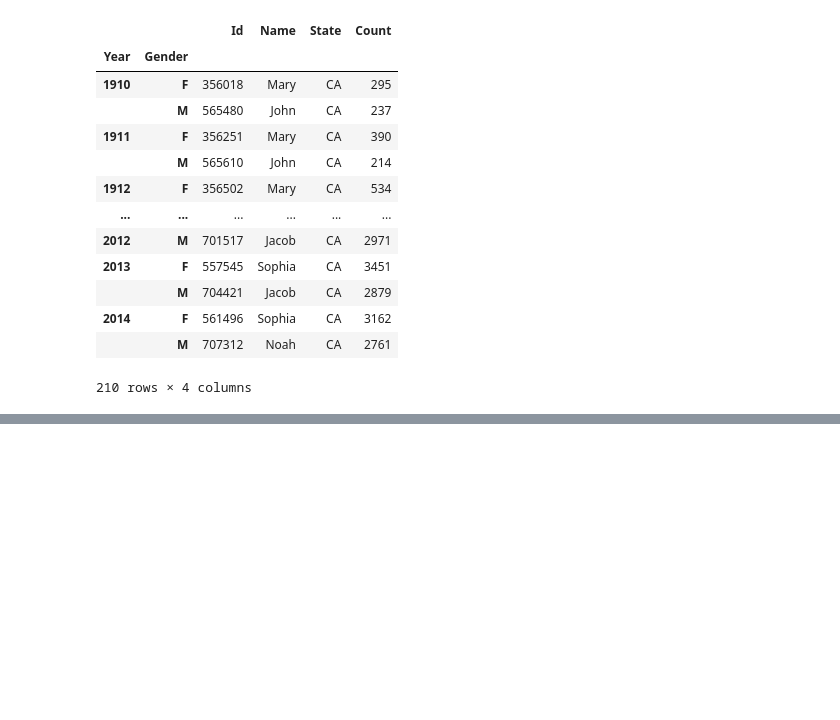
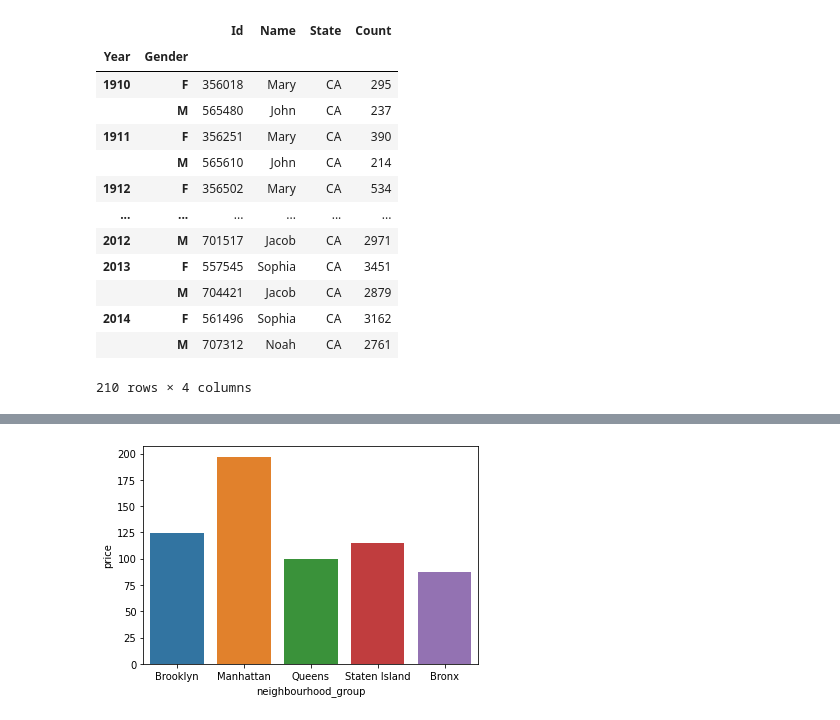
Before and after one commit to bhagu/1000-Days-Of-Code, a Jupyter notebook: Intro_to_Data_Science_LL.ipynb, the cells around one changed output, grey strips where cells are left out. Cells and saved outputs as stored; diff of their text form; code cells hidden in the pictures; blank space fills up the shorter version.

```diff
--- a/Intro_to_Data_Science_LL.ipynb
+++ b/Intro_to_Data_Science_LL.ipynb
@@ -160,0 +357,5 @@ ca_grouped
+# %%
+sn.barplot(x = 'neighbourhood_group', y = 'price', data = listings, ci = False)
+plt.show()
+# %% [output]
+[figure, added]
```
Also changed, not shown: parts of 27 cells of this notebook.
